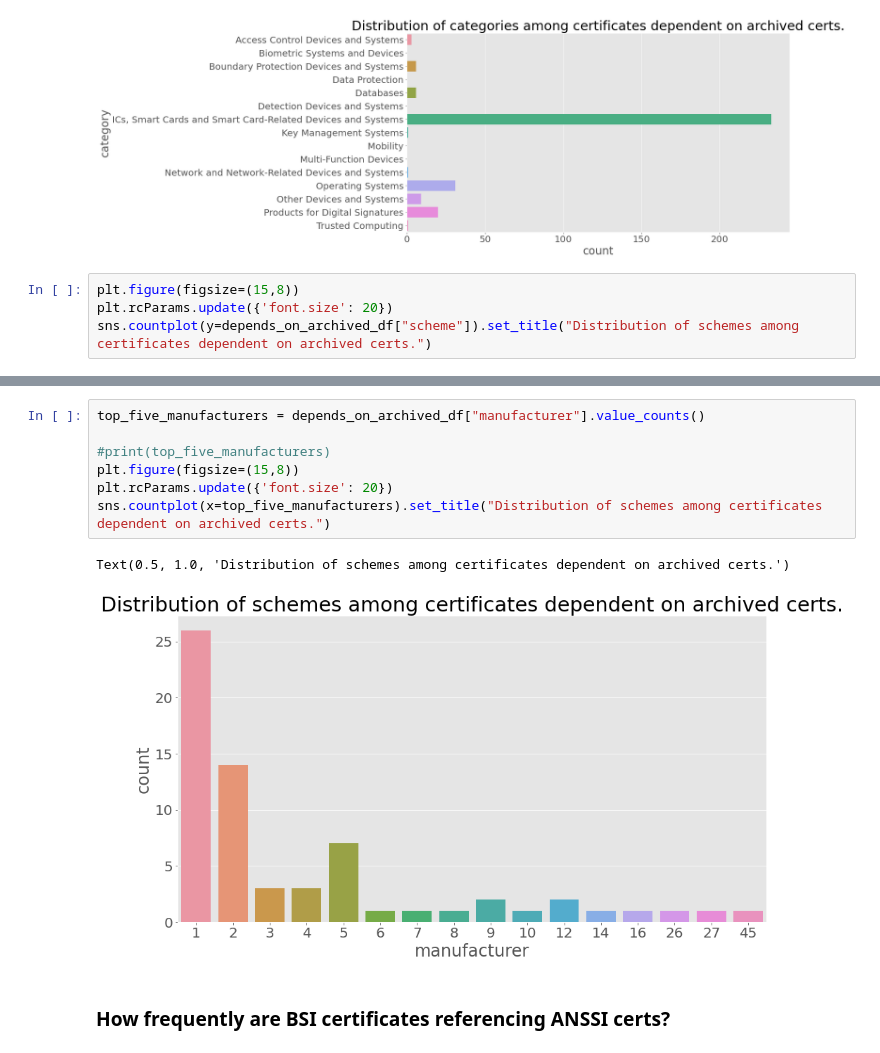
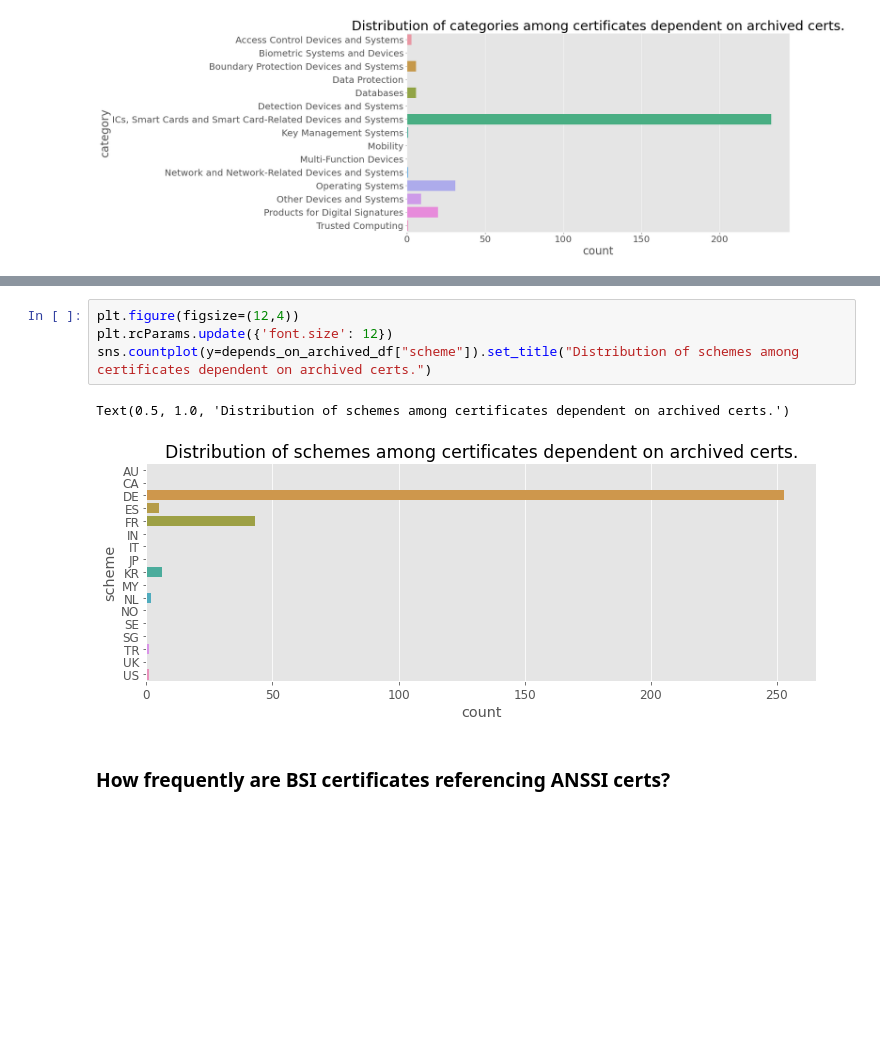
Before and after one commit to crocs-muni/sec-certs, a Jupyter notebook: notebooks/cc/dependency_analysis.ipynb, the cells around one changed output, grey strips where cells are left out. Drawn from its saved outputs; the diff is of its cells as text; blank space fills up the shorter version.

```diff
--- a/notebooks/cc/dependency_analysis.ipynb
+++ b/notebooks/cc/dependency_analysis.ipynb
@@ -205,7 +199,3 @@ sns.countplot(y=depends_on_archived_df["category"]).set_title("Distribution of c
 # %% [output]
 Text(0.5, 1.0, 'Distribution of categories among certificates dependent on archived certs.')
 [figure]
-# %%
-plt.figure(figsize=(15,8))
-plt.rcParams.update({'font.size': 20})
-sns.countplot(y=depends_on_archived_df["scheme"]).set_title("Distribution of schemes among certificates dependent on archived certs.")
@@ -215,13 +202,10 @@ Text(0.5, 1.0, 'Distribution of schemes among certificates dependent on archived
-# %%
-top_five_manufacturers = depends_on_archived_df["manufacturer"].value_counts()
-
-#print(top_five_manufacturers)
-plt.figure(figsize=(15,8))
-plt.rcParams.update({'font.size': 20})
-sns.countplot(x=top_five_manufacturers).set_title("Distribution of schemes among certificates dependent on archived certs.")
-# %% [output]
-Text(0.5, 1.0, 'Distribution of schemes among certificates dependent on archived certs.')
-[figure, removed]
+# %%
+plt.figure(figsize=(12,4))
+plt.rcParams.update({'font.size': 12})
+sns.countplot(y=depends_on_archived_df["scheme"]).set_title("Distribution of schemes among certificates dependent on archived certs.")
+# %% [output]
+Text(0.5, 1.0, 'Distribution of schemes among certificates dependent on archived certs.')
+[figure, added]
 # %% [markdown]
 ### How frequently are BSI certificates referencing ANSSI certs?
 # %%
```
Also changed, not shown: parts of 37 cells of this notebook.
